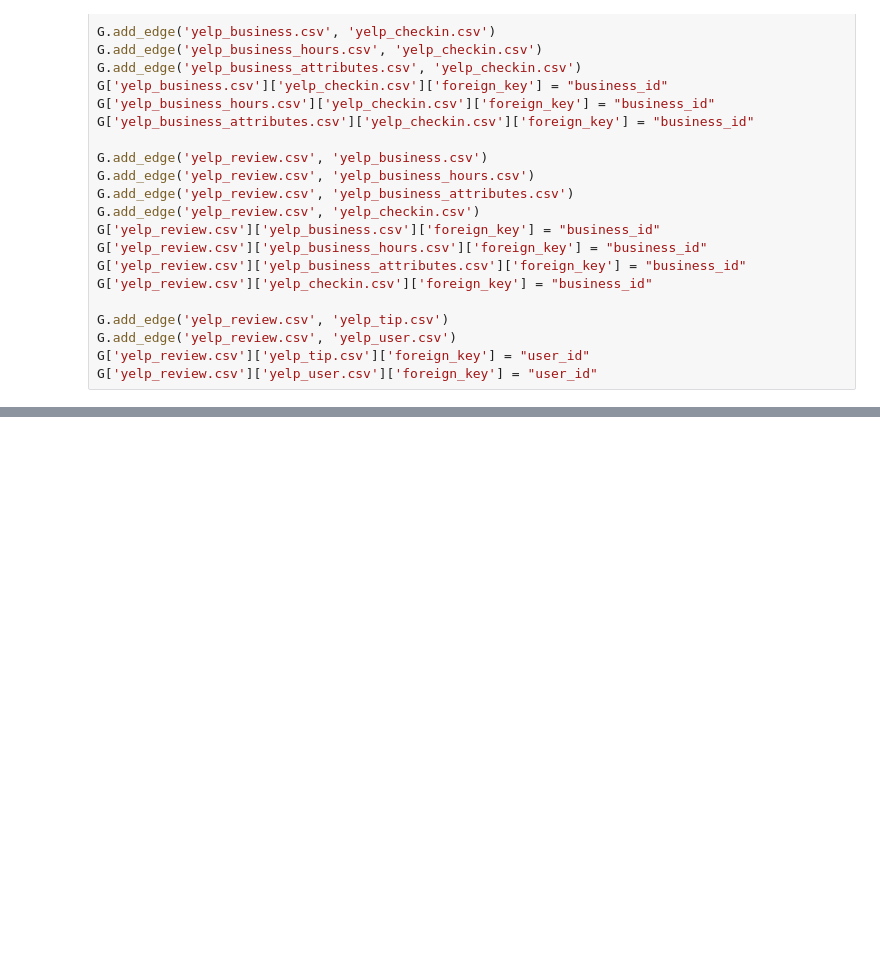
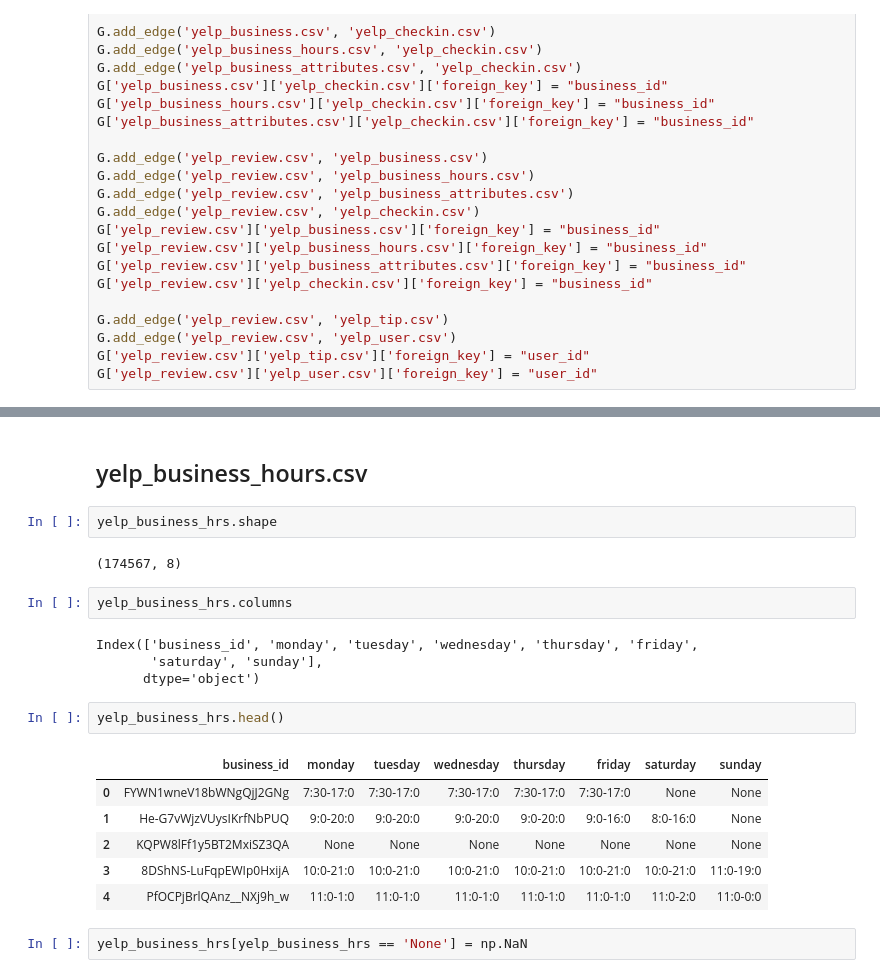
Before and after one commit to shindemanoj/CS6220-Project, a Jupyter notebook: Data Consolidation and Audit.ipynb, the cells around one changed output, grey strips where cells are left out. Drawn from its saved outputs; the diff is of its cells as text; blank space fills up the shorter version.

```diff
--- a/Data Consolidation and Audit.ipynb
+++ b/Data Consolidation and Audit.ipynb
@@ -105,0 +338,23 @@ Loading BokehJS ...
+# %% [markdown]
+## yelp_business_hours.csv
+# %%
+yelp_business_hrs.shape
+# %% [output]
+(174567, 8)
+# %%
+yelp_business_hrs.columns
+# %% [output]
+Index(['business_id', 'monday', 'tuesday', 'wednesday', 'thursday', 'friday',
+       'saturday', 'sunday'],
+      dtype='object')
+# %%
+yelp_business_hrs.head()
+# %% [output]
+|  | business_id | monday | tuesday | wednesday | thursday | friday | saturday | sunday |
+| 0 | FYWN1wneV18bWNgQjJ2GNg | 7:30-17:0 | 7:30-17:0 | 7:30-17:0 | 7:30-17:0 | 7:30-17:0 | None | None |
+| 1 | He-G7vWjzVUysIKrfNbPUQ | 9:0-20:0 | 9:0-20:0 | 9:0-20:0 | 9:0-20:0 | 9:0-16:0 | 8:0-16:0 | None |
+| 2 | KQPW8lFf1y5BT2MxiSZ3QA | None | None | None | None | None | None | None |
+| 3 | 8DShNS-LuFqpEWIp0HxijA | 10:0-21:0 | 10:0-21:0 | 10:0-21:0 | 10:0-21:0 | 10:0-21:0 | 10:0-21:0 | 11:0-19:0 |
+| 4 | PfOCPjBrlQAnz__NXj9h_w | 11:0-1:0 | 11:0-1:0 | 11:0-1:0 | 11:0-1:0 | 11:0-1:0 | 11:0-2:0 | 11:0-0:0 |
+# %%
+yelp_business_hrs[yelp_business_hrs == 'None'] = np.NaN
```
Also changed, not shown: parts of 81 cells of this notebook.
